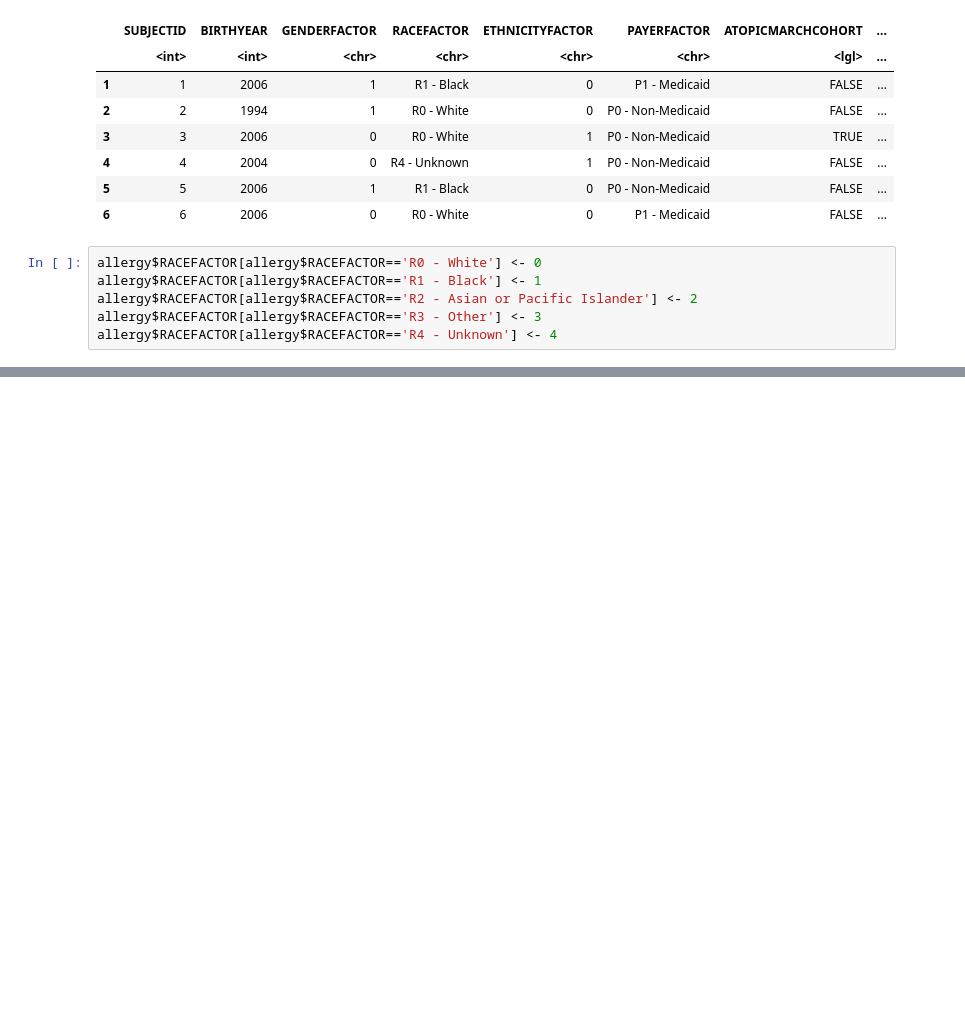
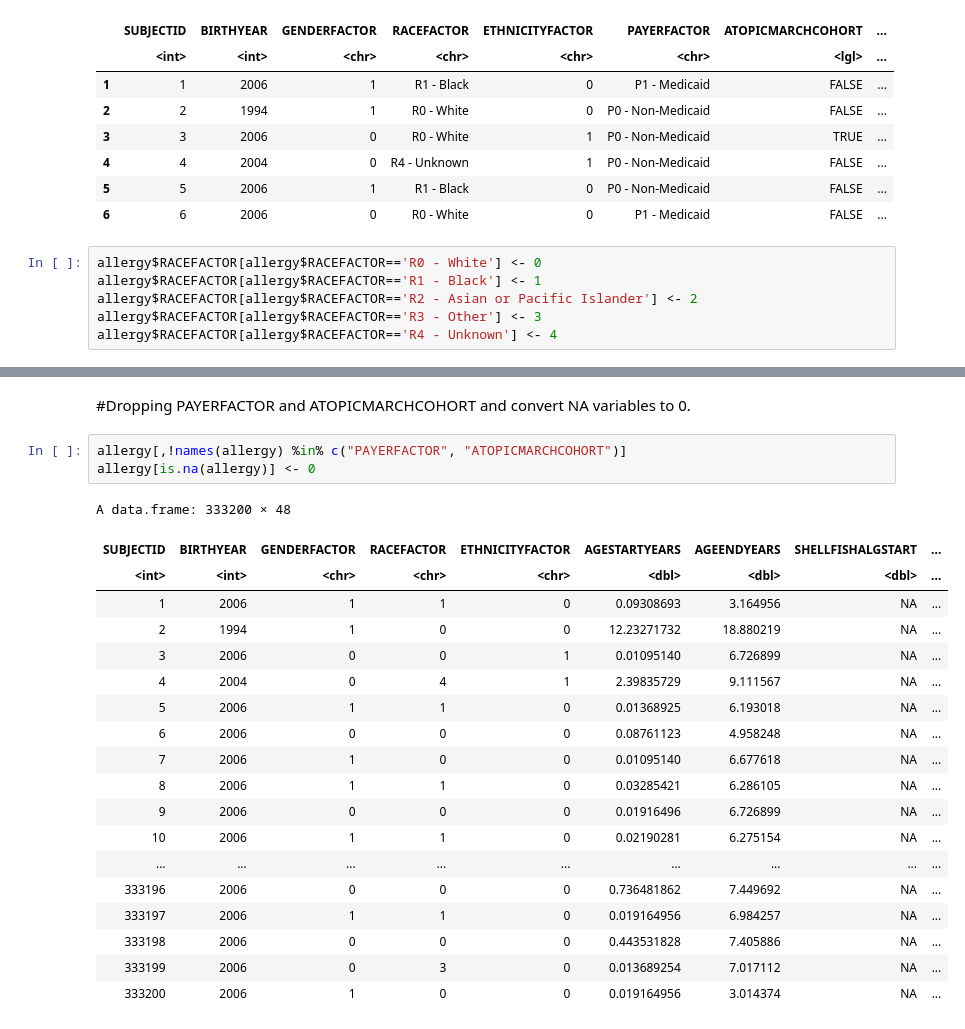
Before and after one commit to kesleygurnett/Final-Project-Data-Moms, a Jupyter notebook: Data/Final project date recodeR.ipynb, the cells around one changed output, grey strips where cells are left out. Saved outputs shown, nothing was run; the diff lists cells and outputs as text; blank space fills up the shorter version.

Commit message:
Add files via upload
Includes deletion of PAYERFACTOR and ATOPICMARCHCOHORT and conversion of NA variables to 0.

```diff
--- a/Data/Final project date recodeR.ipynb
+++ b/Data/Final project date recodeR.ipynb
@@ -102,3 +102,28 @@ A data.frame: 333200 × 50
 | 333198 | 2006 | 0 | 0 | 0 | P0 - Non-Medicaid | FALSE | 0.443531828 | ... |
 | 333199 | 2006 | 0 | 3 | 0 | P0 - Non-Medicaid | TRUE | 0.013689254 | ... |
 | 333200 | 2006 | 1 | 0 | 0 | P0 - Non-Medicaid | FALSE | 0.019164956 | ... |
+# %% [markdown]
+#Dropping PAYERFACTOR and ATOPICMARCHCOHORT and convert NA variables to 0.
+# %%
+allergy[,!names(allergy) %in% c("PAYERFACTOR", "ATOPICMARCHCOHORT")]
+allergy[is.na(allergy)] <- 0
+# %% [output]
+A data.frame: 333200 × 48
+| SUBJECTID | BIRTHYEAR | GENDERFACTOR | RACEFACTOR | ETHNICITYFACTOR | AGESTARTYEARS | AGEENDYEARS | SHELLFISHALGSTART | ... |
+| <int> | <int> | <chr> | <chr> | <chr> | <dbl> | <dbl> | <dbl> | ... |
+| 1 | 2006 | 1 | 1 | 0 | 0.09308693 | 3.164956 | NA | ... |
+| 2 | 1994 | 1 | 0 | 0 | 12.23271732 | 18.880219 | NA | ... |
+| 3 | 2006 | 0 | 0 | 1 | 0.01095140 | 6.726899 | NA | ... |
+| 4 | 2004 | 0 | 4 | 1 | 2.39835729 | 9.111567 | NA | ... |
+| 5 | 2006 | 1 | 1 | 0 | 0.01368925 | 6.193018 | NA | ... |
+| 6 | 2006 | 0 | 0 | 0 | 0.08761123 | 4.958248 | NA | ... |
+| 7 | 2006 | 1 | 0 | 0 | 0.01095140 | 6.677618 | NA | ... |
+| 8 | 2006 | 1 | 1 | 0 | 0.03285421 | 6.286105 | NA | ... |
+| 9 | 2006 | 0 | 0 | 0 | 0.01916496 | 6.726899 | NA | ... |
+| 10 | 2006 | 1 | 1 | 0 | 0.02190281 | 6.275154 | NA | ... |
+| ... | ... | ... | ... | ... | ... | ... | ... | ... |
+| 333196 | 2006 | 0 | 0 | 0 | 0.736481862 | 7.449692 | NA | ... |
+| 333197 | 2006 | 1 | 1 | 0 | 0.019164956 | 6.984257 | NA | ... |
+| 333198 | 2006 | 0 | 0 | 0 | 0.443531828 | 7.405886 | NA | ... |
+| 333199 | 2006 | 0 | 3 | 0 | 0.013689254 | 7.017112 | NA | ... |
+| 333200 | 2006 | 1 | 0 | 0 | 0.019164956 | 3.014374 | NA | ... |
```
